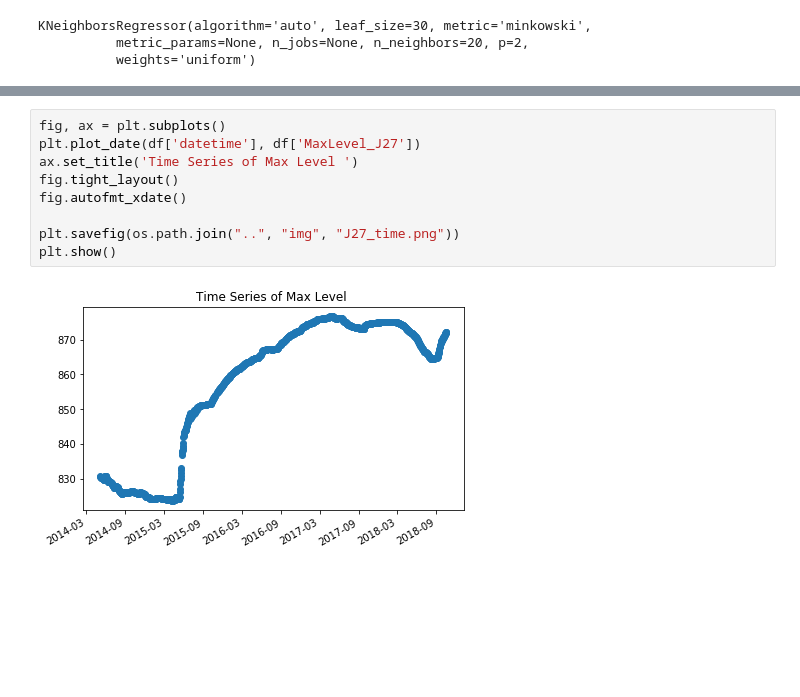
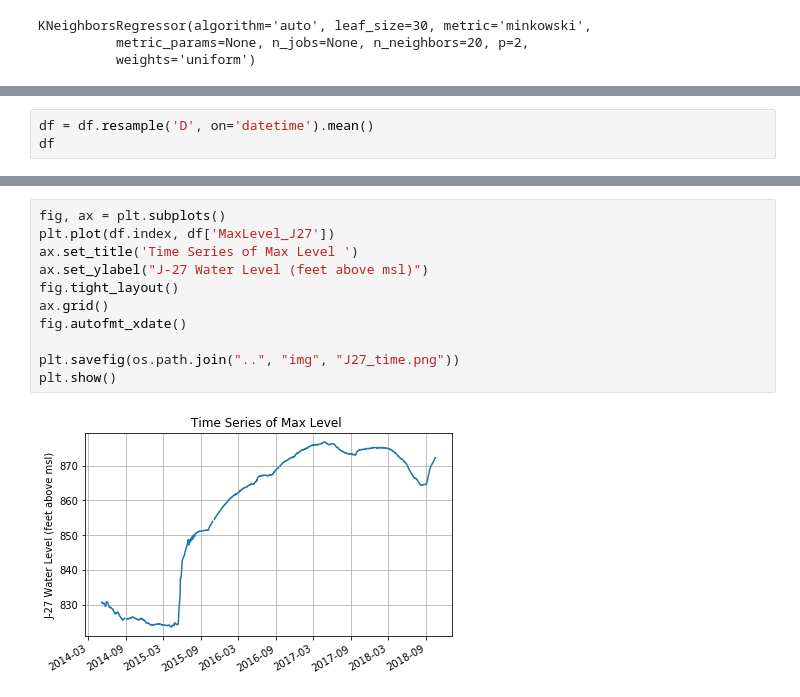
Before and after one commit to ecpease/Edwards_springflow, a Jupyter notebook: notebooks/J27_vs_Time.ipynb, the cells around one changed output, grey strips where cells are left out. Drawn from its saved outputs; the diff is of its cells as text; blank space fills up the shorter version.

```diff
--- a/notebooks/J27_vs_Time.ipynb
+++ b/notebooks/J27_vs_Time.ipynb
@@ -58,0 +57,3 @@ ValueError: Found array with 0 feature(s) (shape=(1, 0)) while a minimum of 1 is
+# %%
+df = df.resample('D', on='datetime').mean()
+df
@@ -59,11 +80,13 @@ ValueError: Found array with 0 feature(s) (shape=(1, 0)) while a minimum of 1 is
 # %%
 fig, ax = plt.subplots()
-plt.plot_date(df['datetime'], df['MaxLevel_J27'])
+plt.plot(df.index, df['MaxLevel_J27'])
 ax.set_title('Time Series of Max Level ')
+ax.set_ylabel("J-27 Water Level (feet above msl)")
 fig.tight_layout()
+ax.grid()
 fig.autofmt_xdate()
 
 plt.savefig(os.path.join("..", "img", "J27_time.png"))
 plt.show()
 # %% [output]
-[figure, old version]
+[figure, new version]
```
Also changed, not shown: parts of 3 cells of this notebook, 6 other files.
